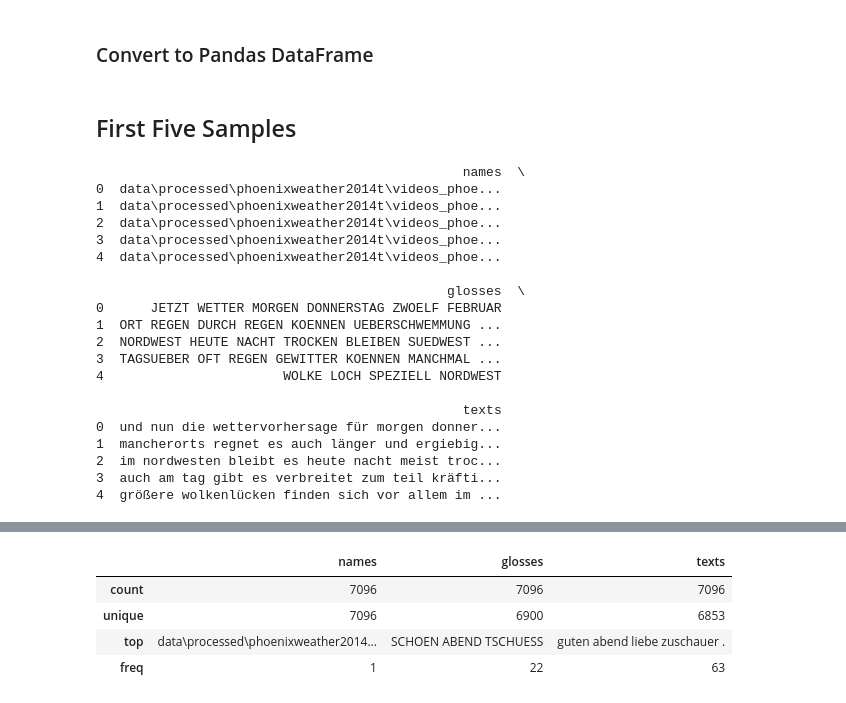
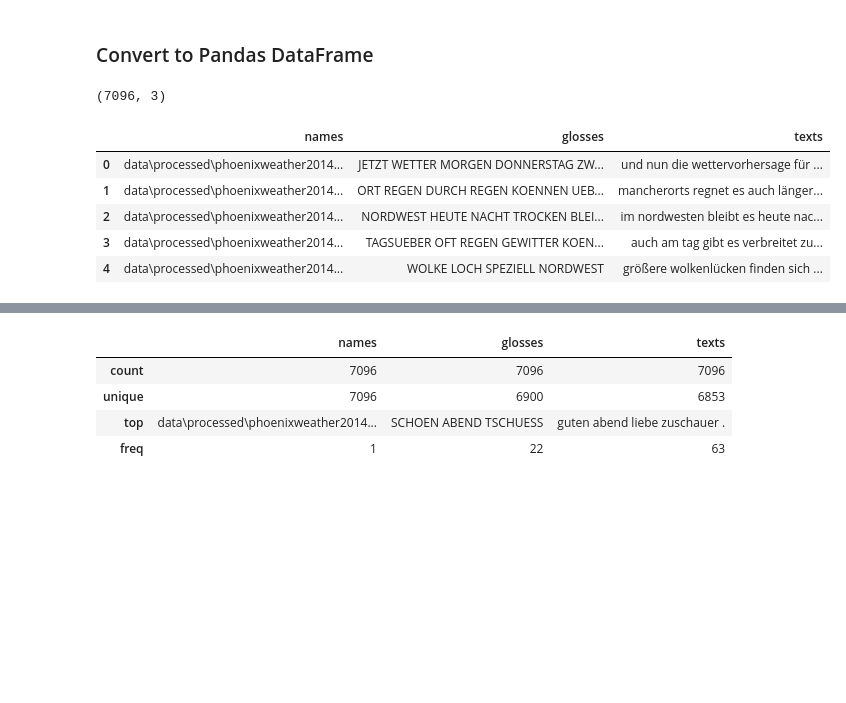
Before and after one commit to AlexPham0209/asl-cnn-transformer, a Jupyter notebook: asl_research/data/exploration.ipynb, the cells around one changed output, grey strips where cells are left out. Cells and saved outputs as stored; diff of their text form; code cells hidden in the pictures; blank space fills up the shorter version.

```diff
--- a/asl_research/data/exploration.ipynb
+++ b/asl_research/data/exploration.ipynb
@@ -31,28 +32,16 @@ texts = [key["text"] for key in annotations]
 data = {"names": names, "glosses": glosses, "texts": texts}
 
 df = pd.DataFrame(data)
-# %% [markdown]
-## First Five Samples
-# %%
-print(df.head(5))
-# %% [output]
-                                               names  \
-0  data\processed\phoenixweather2014t\videos_phoe...
-1  data\processed\phoenixweather2014t\videos_phoe...
-2  data\processed\phoenixweather2014t\videos_phoe...
-3  data\processed\phoenixweather2014t\videos_phoe...
-4  data\processed\phoenixweather2014t\videos_phoe...
-
-                                             glosses  \
-0      JETZT WETTER MORGEN DONNERSTAG ZWOELF FEBRUAR
-1  ORT REGEN DURCH REGEN KOENNEN UEBERSCHWEMMUNG ...
-2  NORDWEST HEUTE NACHT TROCKEN BLEIBEN SUEDWEST ...
-3  TAGSUEBER OFT REGEN GEWITTER KOENNEN MANCHMAL ...
-4                       WOLKE LOCH SPEZIELL NORDWEST
-
-                                               texts
-0  und nun die wettervorhersage für morgen donner...
-1  mancherorts regnet es auch länger und ergiebig...
-2  im nordwesten bleibt es heute nacht meist troc...
-3  auch am tag gibt es verbreitet zum teil kräfti...
-4  größere wolkenlücken finden sich vor allem im ...
+# %%
+df.shape
+# %% [output]
+(7096, 3)
+# %%
+df.head()
+# %% [output]
+|  | names | glosses | texts |
+| 0 | data\processed\phoenixweather2014... | JETZT WETTER MORGEN DONNERSTAG ZW... | und nun die wettervorhersage für ... |
+| 1 | data\processed\phoenixweather2014... | ORT REGEN DURCH REGEN KOENNEN UEB... | mancherorts regnet es auch länger... |
+| 2 | data\processed\phoenixweather2014... | NORDWEST HEUTE NACHT TROCKEN BLEI... | im nordwesten bleibt es heute nac... |
+| 3 | data\processed\phoenixweather2014... | TAGSUEBER OFT REGEN GEWITTER KOEN... | auch am tag gibt es verbreitet zu... |
+| 4 | data\processed\phoenixweather2014... | WOLKE LOCH SPEZIELL NORDWEST | größere wolkenlücken finden sich ... |
```
Also changed, not shown: parts of 14 cells of this notebook.
